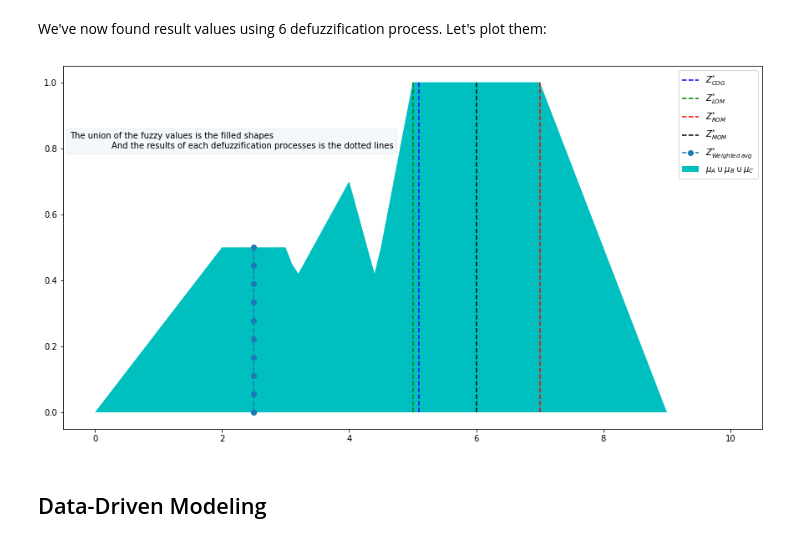
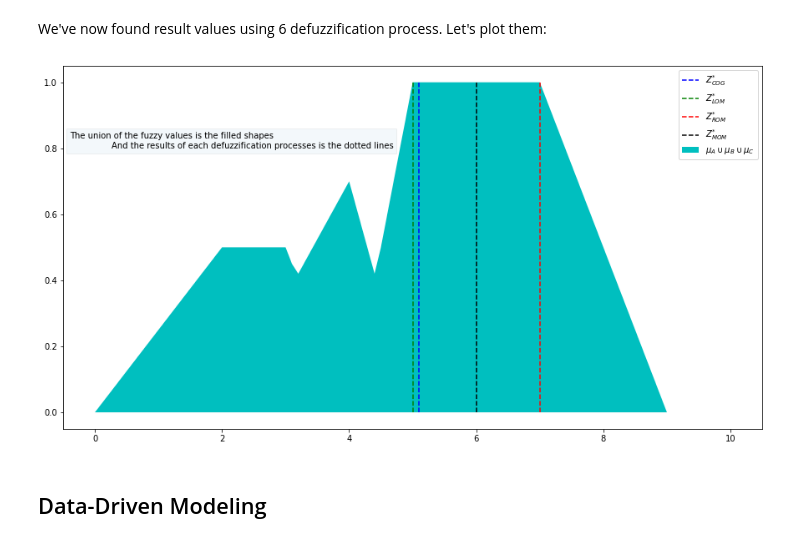
Before and after one commit to amindadgar/Fuzzy-Systems, a Jupyter notebook: HW3/Answers/main.ipynb, the cells around one changed output. Saved outputs shown, nothing was run; the diff lists cells and outputs as text; code cells hidden in the pictures.

```diff
--- a/HW3/Answers/main.ipynb
+++ b/HW3/Answers/main.ipynb
@@ -650,37 +683,37 @@ def find_fuzzy_value(fuzzy_set, x):
 
 plt.figure(figsize=(15, 8))
 z_star_COG_fuzzy_value = find_fuzzy_value(union_fuzzy_set, z_star_COG)
 plt.plot(np.ones(10) * z_star_COG, np.linspace(0, z_star_COG_fuzzy_value, 10) , 'b--')
 
 z_star_LOM_fuzzy_value = find_fuzzy_value(union_fuzzy_set, z_star_LOM)
 plt.plot(np.ones(10) * z_star_LOM, np.linspace(0, z_star_LOM_fuzzy_value, 10) , 'g--')
 
 z_star_ROM_fuzzy_value = find_fuzzy_value(union_fuzzy_set, z_star_ROM)
 plt.plot(np.ones(10) * z_star_ROM, np.linspace(0, z_star_ROM_fuzzy_value, 10) , 'r--')
 
 z_star_MOM_fuzzy_value = find_fuzzy_value(union_fuzzy_set, z_star_mom[:,0])
 plt.plot(np.ones(10) * z_star_mom[:,0], np.linspace(0, z_star_MOM_fuzzy_value, 10) , 'k--')
 
-z_star_Weighted_avg_fuzzy_value = find_fuzzy_value(union_fuzzy_set, z_star_weigted_avg)
-plt.plot(np.ones(10) * z_star_weigted_avg, np.linspace(0, z_star_Weighted_avg_fuzzy_value, 10) , 'o--')
+# z_star_Weighted_avg_fuzzy_value = find_fuzzy_value(union_fuzzy_set, z_star_weigted_avg)
+# plt.plot(np.ones(10) * z_star_weigted_avg, np.linspace(0, z_star_Weighted_avg_fuzzy_value, 10) , 'o--')
 
 plt.fill(x, mu_union, 'c')
 
 
 plt.legend([
     '$Z^{*}_{COG}$',
     '$Z^{*}_{LOM}$',
     '$Z^{*}_{ROM}$',
     '$Z^{*}_{MOM}$',
-    '$Z^{*}_{Weighted \; avg}$',
+#     '$Z^{*}_{Weighted \; avg}$',
     '$\mu_A \cup \mu_B \cup \mu_C$'
 ])
 
 plt.text(x=-0.4,y=0.8, s='''The union of the fuzzy values is the filled shapes
                 And the results of each defuzzification processes is the dotted lines''', bbox=dict(alpha=0.05))
 plt.show()
 # %% [output]
-[figure, old version]
+[figure, new version]
 # %% [markdown]
 ## Data-Driven Modeling
 # %% [markdown]
```
Also changed, not shown: parts of 5 cells of this notebook.
